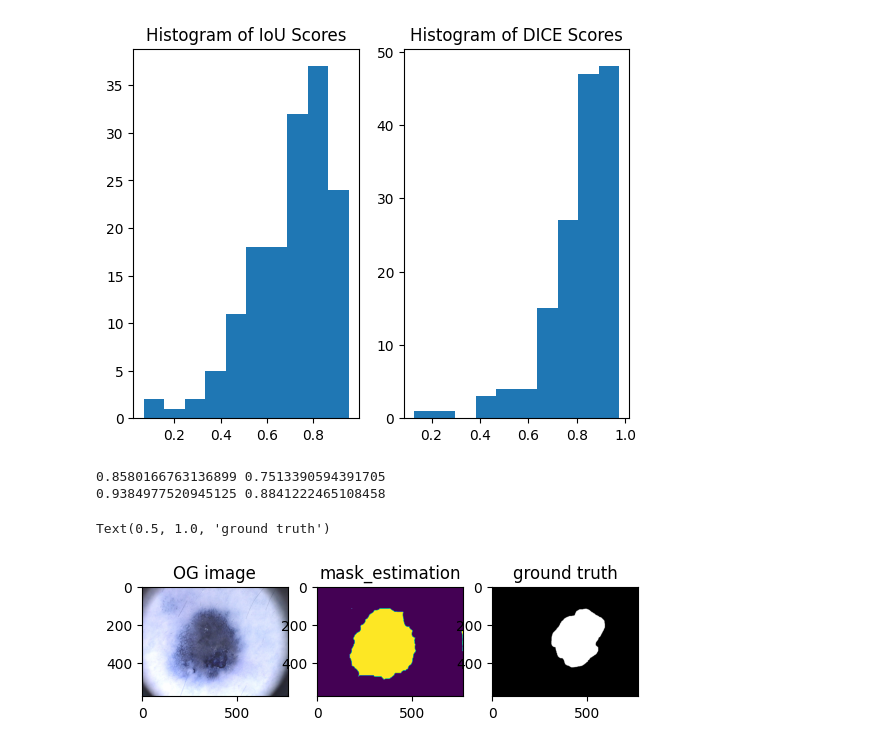
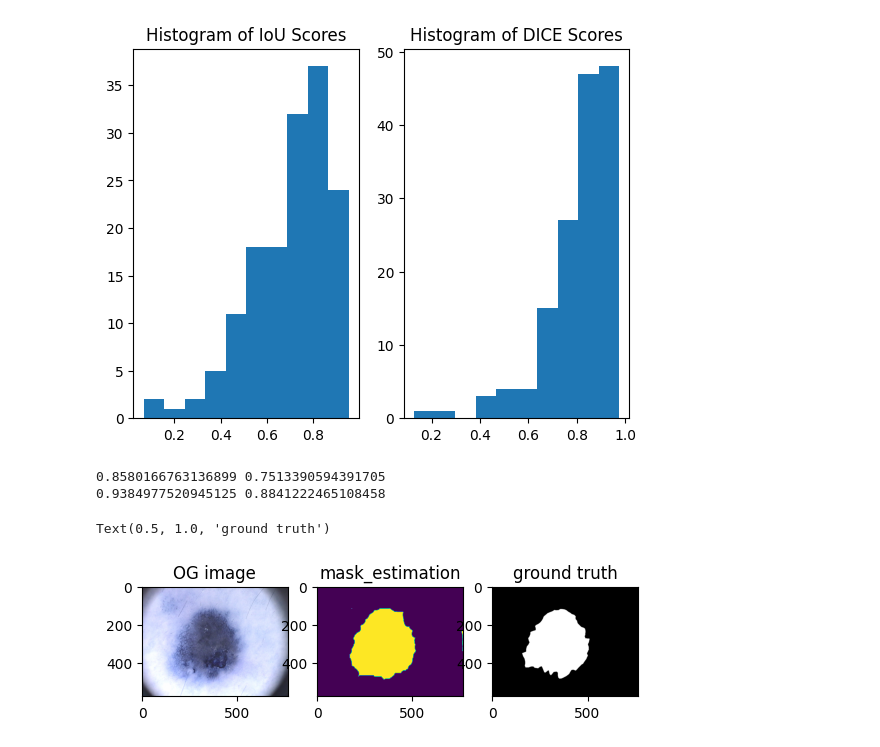
Before and after one commit to Rapuris/Medical-Image-Analysis-Spring-2024, a Jupyter notebook: skin.ipynb, the cells around one changed output. Cells and saved outputs as stored; diff of their text form; code cells hidden in the pictures.

```diff
--- a/skin.ipynb
+++ b/skin.ipynb
@@ -220,21 +220,21 @@ Text(0.5, 1.0, 'Histogram of DICE Scores')
 # %%
 print(dice[4], iou[4])
 print(dice[121], iou[121])
 mask = mask_segmentation(images[121], disp = False)
 plt.figure()
 plt.subplot(131)
 plt.imshow(images[121])
 plt.title("OG image")
 
 plt.subplot(132)
 plt.imshow(mask)
 plt.title("mask_estimation")
 
 plt.subplot(133)
-plt.imshow(masks[1])
+plt.imshow(masks[121])
 plt.title("ground truth")
 # %% [output]
 0.8580166763136899 0.7513390594391705
 0.9384977520945125 0.8841222465108458
 Text(0.5, 1.0, 'ground truth')
-[figure, old version]
+[figure, new version]
```
